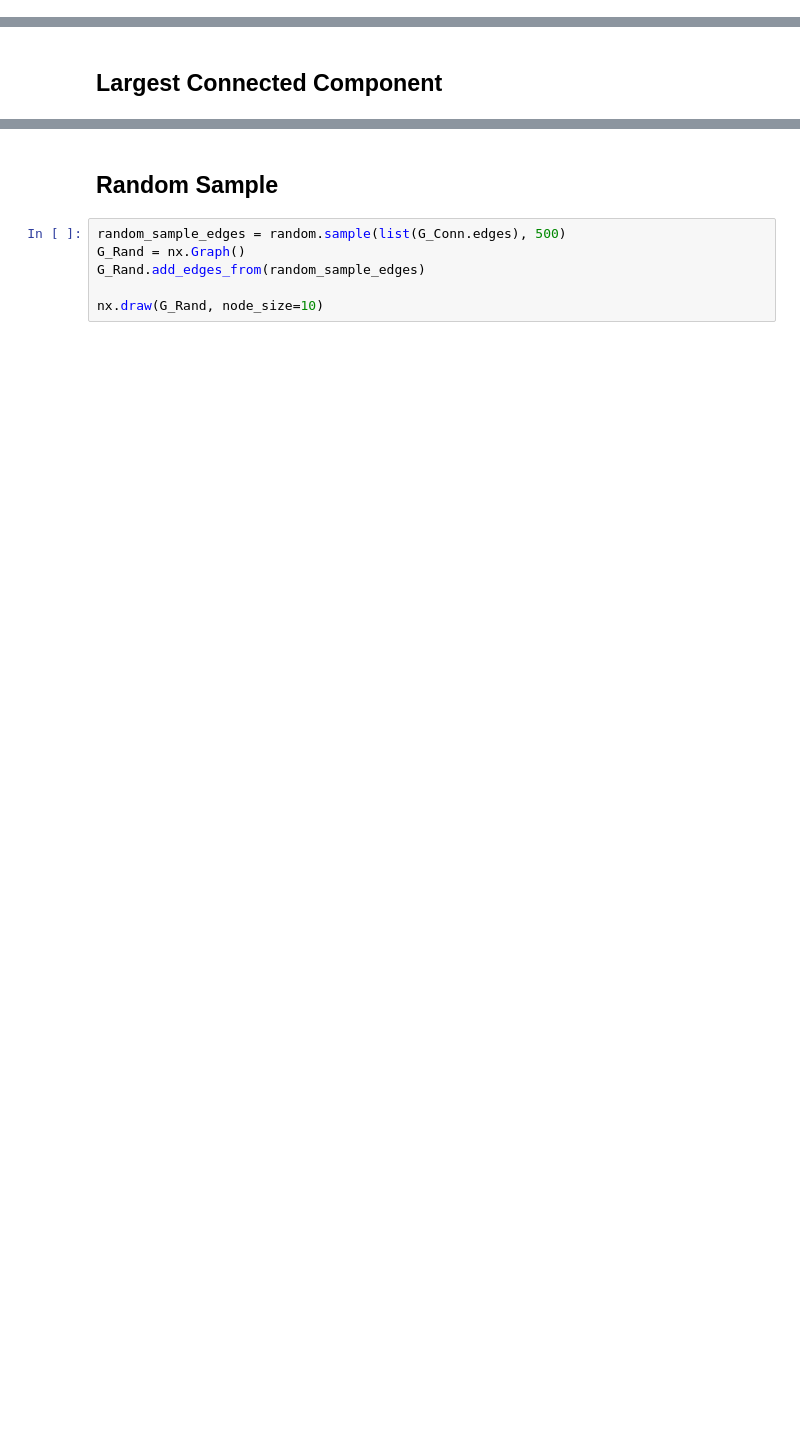
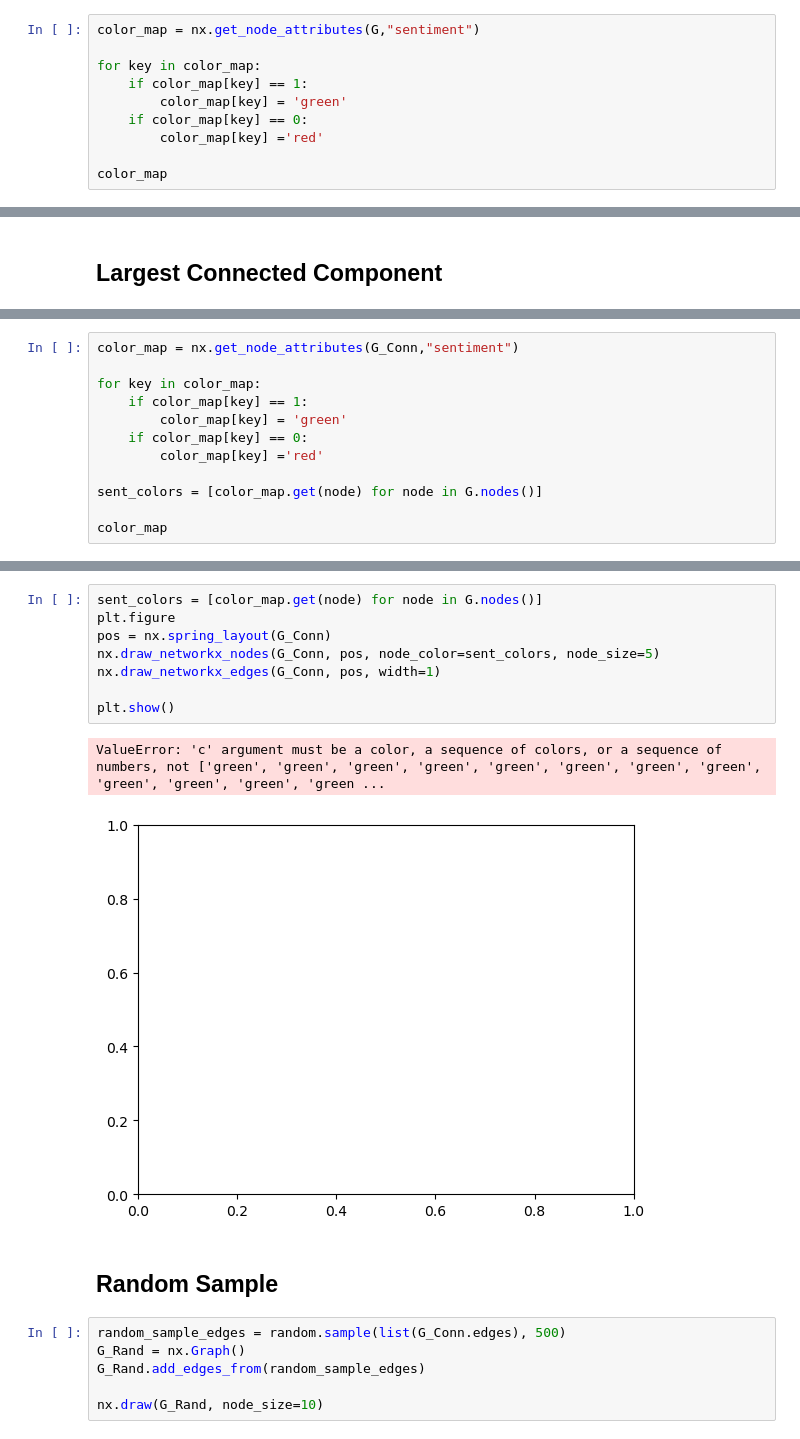
Before and after one commit to WDaugherty/Dominion_Voting_Analysis, a Jupyter notebook: Analysis/testing_notebook.ipynb, the cells around one changed output, grey strips where cells are left out. Saved outputs shown, nothing was run; the diff lists cells and outputs as text; blank space fills up the shorter version.

```diff
--- a/Analysis/testing_notebook.ipynb
+++ b/Analysis/testing_notebook.ipynb
@@ -100,0 +175,10 @@ nx.draw(G_Sub, node_size=10)
+# %%
+color_map = nx.get_node_attributes(G,"sentiment")
+
+for key in color_map:
+    if color_map[key] == 1:
+        color_map[key] = 'green'
+    if color_map[key] == 0:
+        color_map[key] ='red'
+
+color_map
@@ -112,0 +222,12 @@ nx.draw(G_Conn, node_size=10)
+# %%
+color_map = nx.get_node_attributes(G_Conn,"sentiment")
+
+for key in color_map:
+    if color_map[key] == 1:
+        color_map[key] = 'green'
+    if color_map[key] == 0:
+        color_map[key] ='red'
+
+sent_colors = [color_map.get(node) for node in G.nodes()]
+
+color_map
@@ -113,3 +252,14 @@ nx.draw(G_Conn, node_size=10)
+# %%
+sent_colors = [color_map.get(node) for node in G.nodes()]
+plt.figure
+pos = nx.spring_layout(G_Conn)
+nx.draw_networkx_nodes(G_Conn, pos, node_color=sent_colors, node_size=5)
+nx.draw_networkx_edges(G_Conn, pos, width=1)
+
+plt.show()
+# %% [output]
+ValueError: 'c' argument must be a color, a sequence of colors, or a sequence of numbers, not ['green', 'green', 'green', 'green', 'green', 'green', 'green', 'green', 'green', 'green', 'green', 'green ...
+[figure, added]
 # %% [markdown]
 ## Random Sample
 # %%
```
Also changed, not shown: parts of 16 cells of this notebook, 1 other file.
